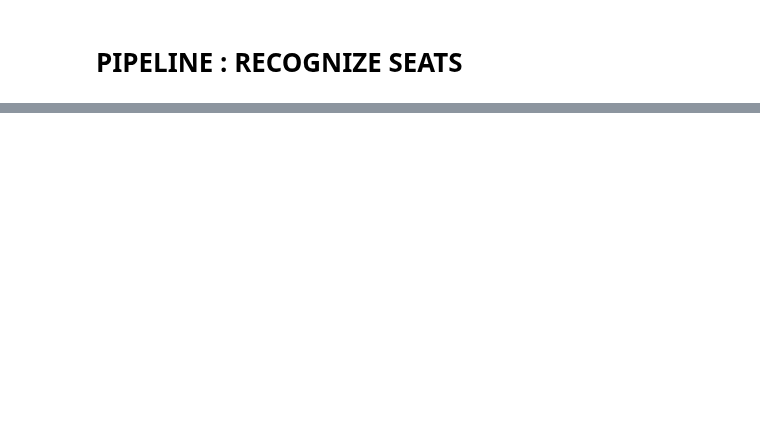
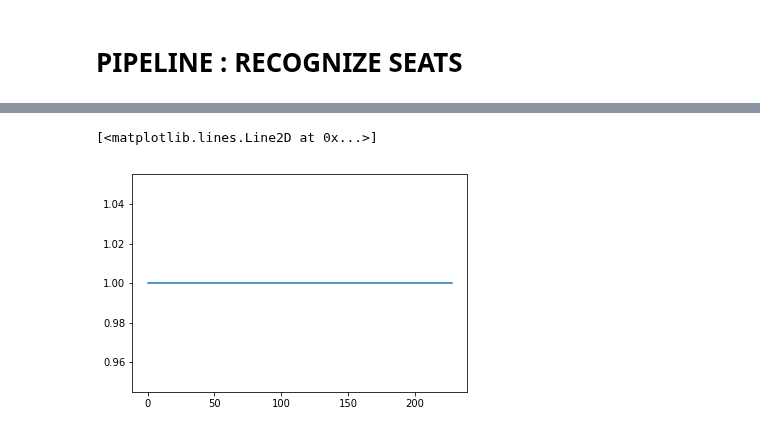
Before and after one commit to vincentnam/ProjetInterpromo2020G8, a Jupyter notebook: William_Azzouza_notebook.ipynb, the cells around one changed output, grey strips where cells are left out. Cells and saved outputs as stored; diff of their text form; code cells hidden in the pictures; blank space fills up the shorter version.

```diff
--- a/William_Azzouza_notebook.ipynb
+++ b/William_Azzouza_notebook.ipynb
@@ -582,0 +638,5 @@ temp_business_seat_armrest_left.jpg 21 27
+# %%
+plt.plot(count_list(position).values())
+# %% [output]
+[<matplotlib.lines.Line2D at 0x...>]
+[figure, added]
```
Also changed, not shown: parts of 8 cells of this notebook, 2 other files.
